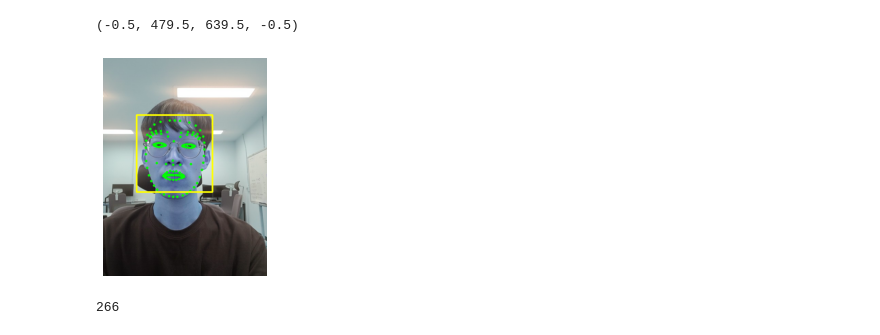
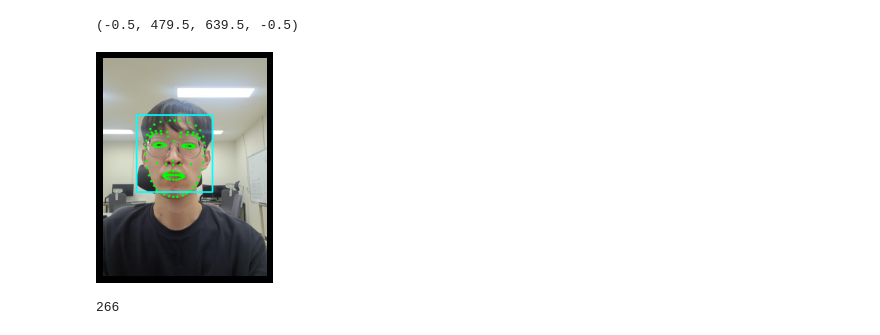
Before and after one commit to minimini-1/Facial-Expression-Recognition, a Jupyter notebook: dataprocessing/image_open.ipynb, the cells around one changed output. Cells and saved outputs as stored; diff of their text form; code cells hidden in the pictures.

Commit message:
change image code, tfrecord code

```diff
--- a/dataprocessing/image_open.ipynb
+++ b/dataprocessing/image_open.ipynb
@@ -17,26 +17,26 @@ landmarks = pd.read_csv('../data/images/20220725235319.257/20220725235319.257.cs
 # %%
 # plt에서 rgb 반대로 나와서 변환처리 필요
 img = cv2.imread('../data/images/20220725235319.257/20220725235319.267.jpg', cv2.IMREAD_COLOR)
 drawing_image = img.copy()
 order = 0
 landmark_points = [point for point in landmarks.columns if "-" in point]
 for p in range(0, 266, 2):
     radius = 2
     x = landmarks.iloc[order][landmark_points[p]]
     y = landmarks.iloc[order][landmark_points[p+1]]
     # print(x,y)
     cv2.circle(drawing_image, center= tuple([int(x),int(y)]), radius=3, color=(0,255,0), thickness=-1, lineType=cv2.LINE_AA)
 # img_show(drawing_image)
 left = landmarks.iloc[order]['left']
 top = landmarks.iloc[order]['top']
 right = landmarks.iloc[order]['right']
 bottom = landmarks.iloc[order]['bottom']
 cv2.rectangle(drawing_image, (int(left), int(top)), (int(right), int(bottom)), (255, 255, 0), 3)
-plt.imshow(drawing_image)
+plt.imshow(cv2.cvtColor(drawing_image, cv2.COLOR_BGR2RGB))
 plt.axis('off')
 # %% [output]
 (-0.5, 479.5, 639.5, -0.5)
-[figure, old version]
+[figure, new version]
 # %%
 landmark_points = [point for point in landmarks.columns if "-" in point]
 len(landmark_points)
```
Also changed, not shown: parts of 1 cell of this notebook, 3 other files.
